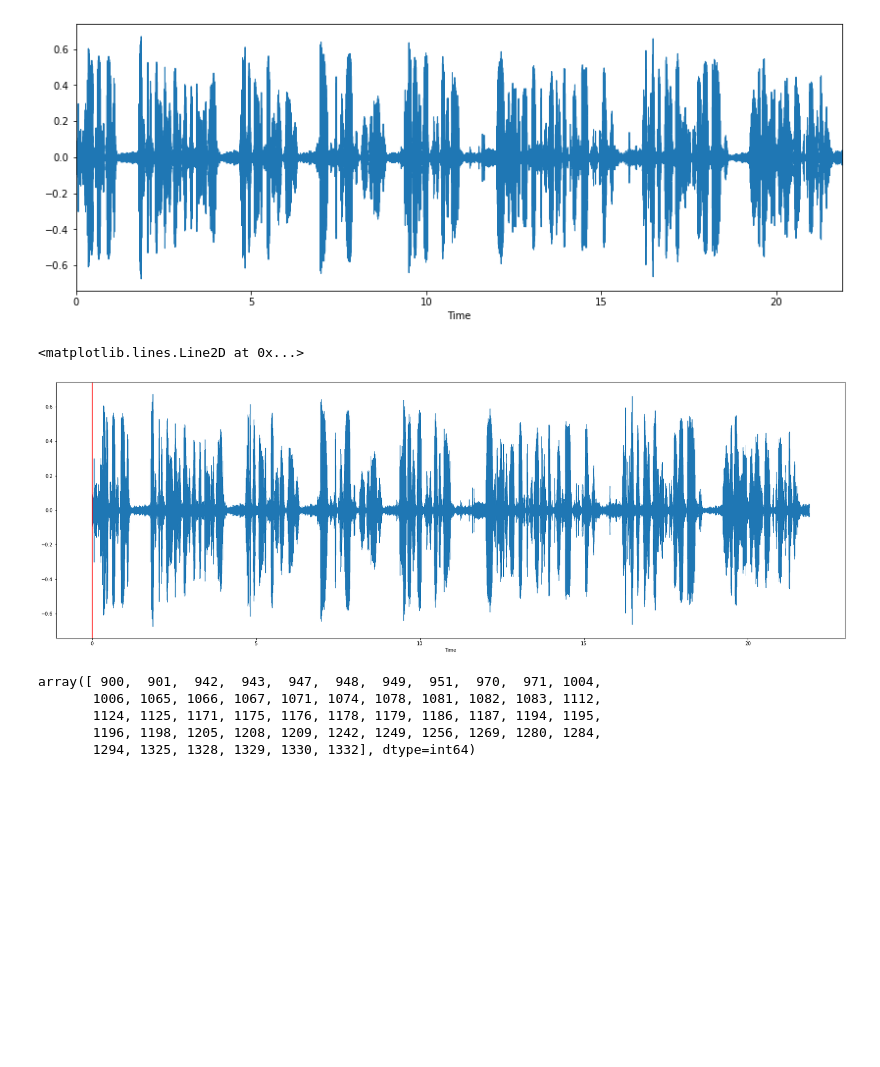
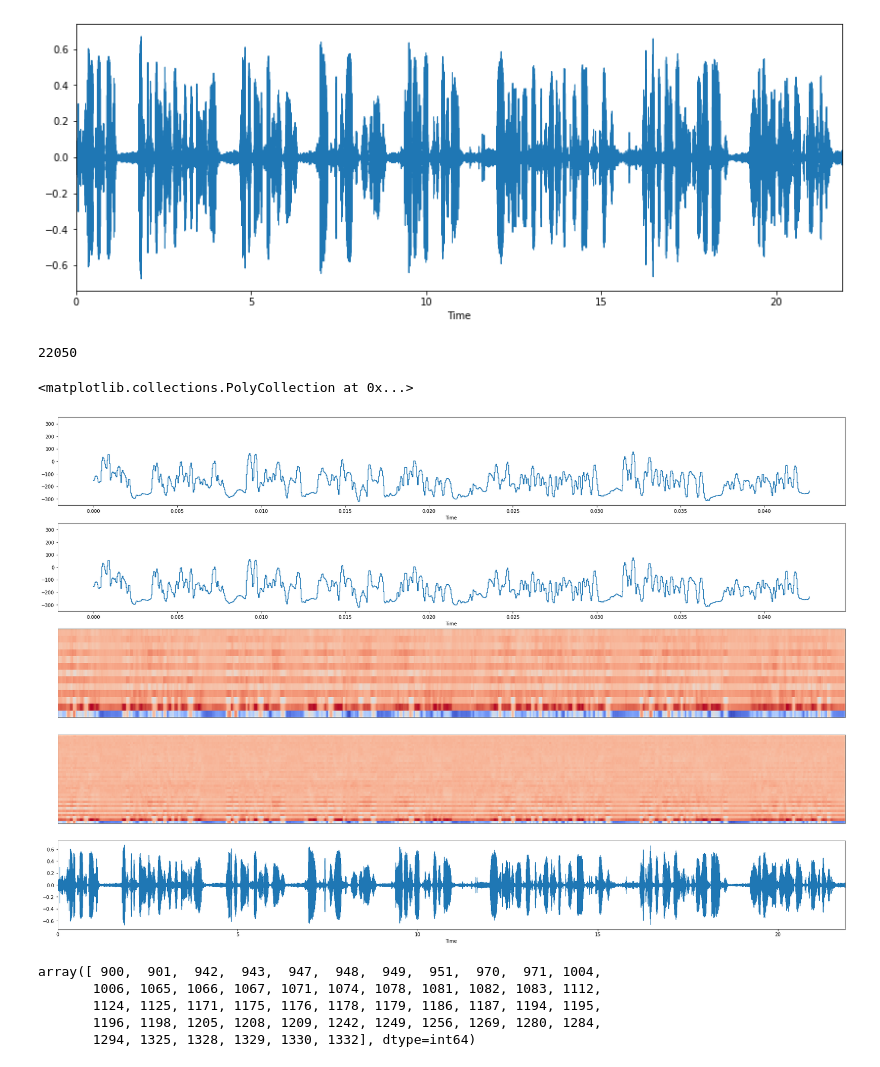
Before and after one commit to jarco0204/mun-nlp, a Jupyter notebook: scripts/dataExtraction.ipynb, the cells around one changed output. Saved outputs shown, nothing was run; the diff lists cells and outputs as text; code cells hidden in the pictures; blank space fills up the shorter version.

```diff
--- a/scripts/dataExtraction.ipynb
+++ b/scripts/dataExtraction.ipynb
@@ -78,7 +79,7 @@ librosa.amplitude_to_db(abs(data)).shape
 # %% [output]
 (482271,)
 # %%
-datum, sr = librosa.load(f'../data/english1.mp3')
+datum, sr = librosa.load(f'../data/english/english1.mp3')
 # %%
 ipd.Audio(f'../data/english1.mp3')
 # %% [output]
@@ -91,18 +92,26 @@ librosa.display.waveplot(datum, sr=sr)
 [figure]
 # %%
 z = librosa.zero_crossings(datum)
+sr
+# %% [output]
+22050
 # %%
 nn = np.nonzero(z)
 # %%
-mm = librosa.feature.mfcc(datum, sr=sr)
+mm = librosa.feature.mfcc(datum, sr=2400, n_mfcc=13)
+nn = librosa.feature.mfcc(datum, sr=2400, n_mfcc=39)
-# %%
-matplotlib.rcParams['figure.figsize'] = (30, 10)
-fig, ax = plt.subplots(1)
-librosa.display.waveshow(datum, ax=ax)
-ax.axvline(x=nn[0][0], color='r')
-# %% [output]
-<matplotlib.lines.Line2D at 0x...>
-[figure, removed]
+# %%
+matplotlib.rcParams['figure.figsize'] = (30, 20)
+
+fig, ax = plt.subplots(5)
+librosa.display.waveshow(mm,sr=sr, ax=ax[0])
+librosa.display.waveshow(nn, sr=sr, ax=ax[1])
+librosa.display.specshow(mm, sr=sr, ax=ax[2])
+librosa.display.specshow(nn, sr=sr, ax=ax[3])
+librosa.display.waveplot(datum, sr=sr, ax=ax[4])
+# %% [output]
+<matplotlib.collections.PolyCollection at 0x...>
+[figure, added]
 # %%
 plt.plot(nn[0])
 for pos in nn[0]:
```
Also changed, not shown: parts of 8 cells of this notebook, 3 other files.
